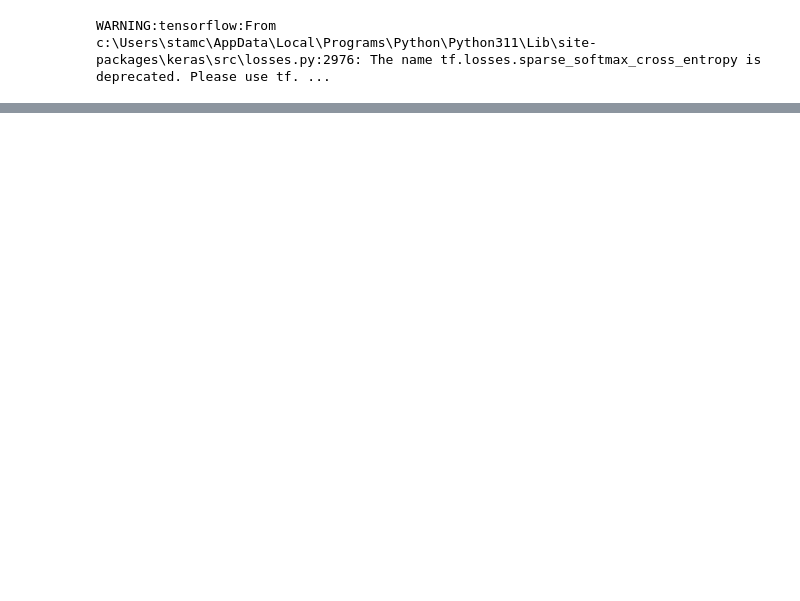
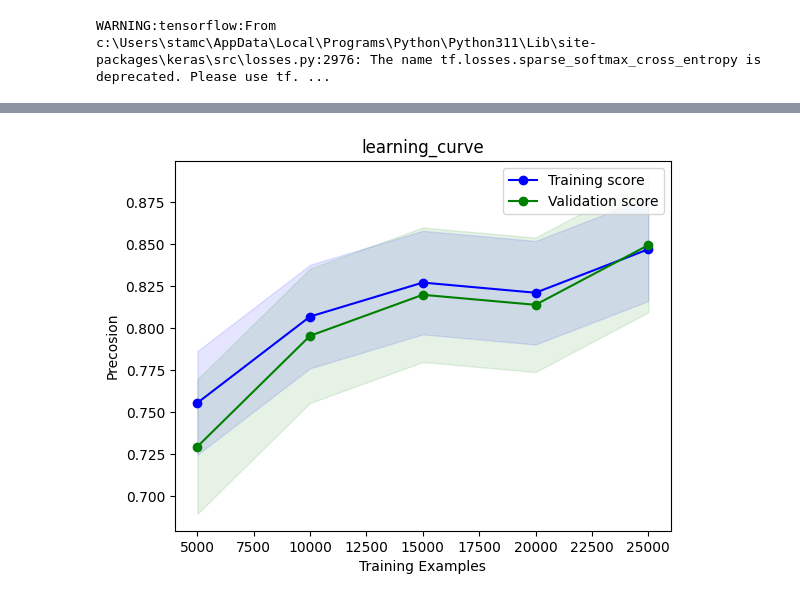
Before and after one commit to MariaSchoinaki/Imdb-classification-ML, a Jupyter notebook: src/LogisticRegression.ipynb, the cells around one changed output, grey strips where cells are left out. Saved outputs shown, nothing was run; the diff lists cells and outputs as text; code cells hidden in the pictures; blank space fills up the shorter version.

```diff
--- a/src/LogisticRegression.ipynb
+++ b/src/LogisticRegression.ipynb
@@ -106,0 +197,4 @@ weighted avg       0.85      0.85      0.85     25000
+# %%
+plot_learning_curve(data,"learning_curve",False,'precision',"Precosion")
+# %% [output]
+[figure, added]
```
Also changed, not shown: parts of 22 cells of this notebook.
